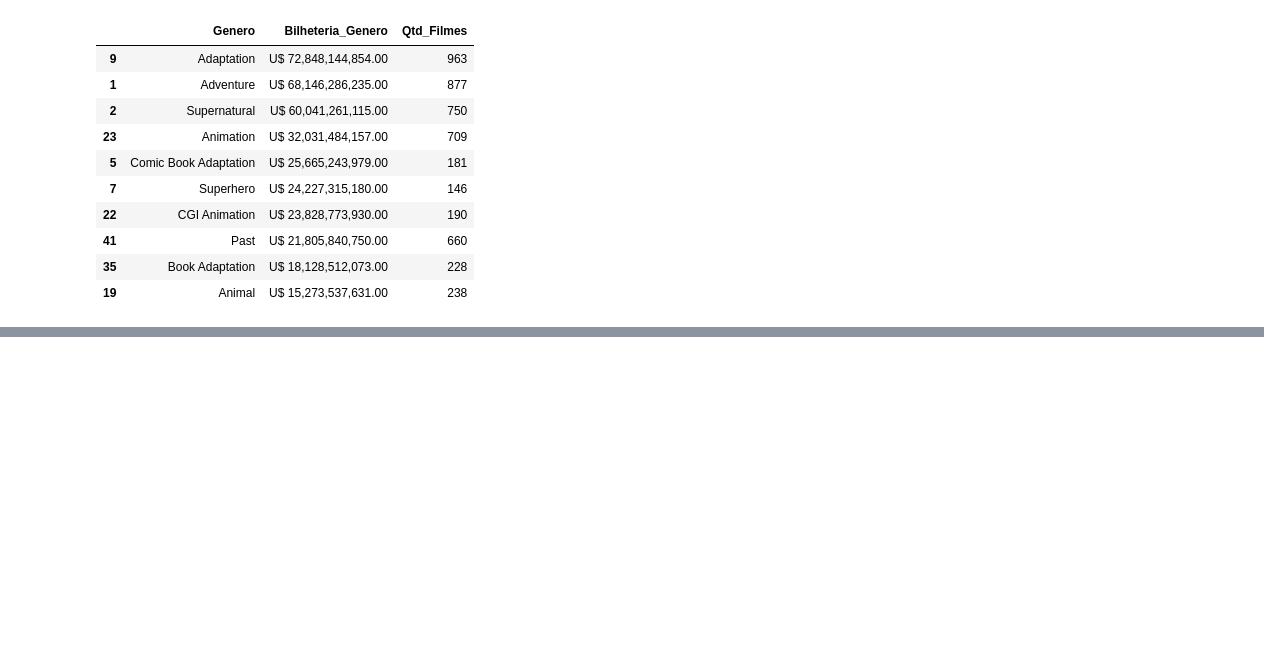
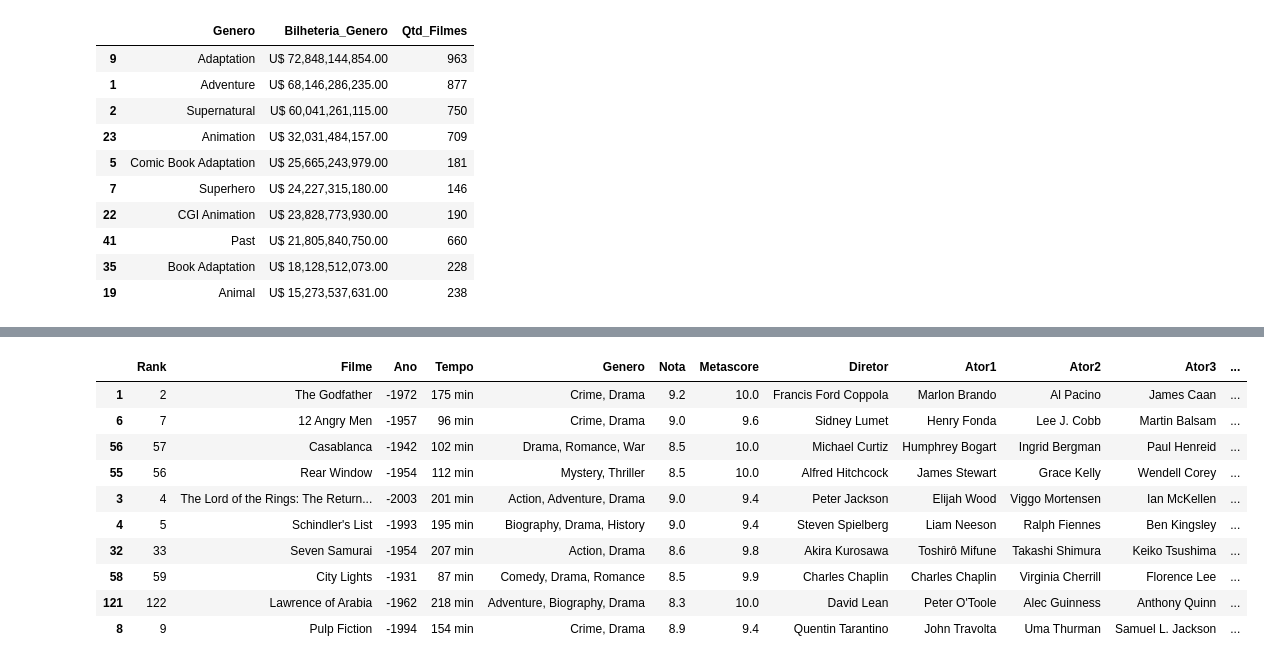
Before and after one commit to Henrxque/Analise_exploratoria_IMDB, a Jupyter notebook: Projeto_IMDB_2.ipynb, the cells around one changed output, grey strips where cells are left out. Cells and saved outputs as stored; diff of their text form; code cells hidden in the pictures; blank space fills up the shorter version.

```diff
--- a/Projeto_IMDB_2.ipynb
+++ b/Projeto_IMDB_2.ipynb
@@ -532,0 +634,14 @@ plt.show()
+# %%
+top10_score.head(10)
+# %% [output]
+|  | Rank | Filme | Ano | Tempo | Genero | Nota | Metascore | Diretor | Ator1 | Ator2 | Ator3 | ... |
+| 1 | 2 | The Godfather | -1972 | 175 min | Crime, Drama | 9.2 | 10.0 | Francis Ford Coppola | Marlon Brando | Al Pacino | James Caan | ... |
+| 6 | 7 | 12 Angry Men | -1957 | 96 min | Crime, Drama | 9.0 | 9.6 | Sidney Lumet | Henry Fonda | Lee J. Cobb | Martin Balsam | ... |
+| 56 | 57 | Casablanca | -1942 | 102 min | Drama, Romance, War | 8.5 | 10.0 | Michael Curtiz | Humphrey Bogart | Ingrid Bergman | Paul Henreid | ... |
+| 55 | 56 | Rear Window | -1954 | 112 min | Mystery, Thriller | 8.5 | 10.0 | Alfred Hitchcock | James Stewart | Grace Kelly | Wendell Corey | ... |
+| 3 | 4 | The Lord of the Rings: The Return... | -2003 | 201 min | Action, Adventure, Drama | 9.0 | 9.4 | Peter Jackson | Elijah Wood | Viggo Mortensen | Ian McKellen | ... |
+| 4 | 5 | Schindler's List | -1993 | 195 min | Biography, Drama, History | 9.0 | 9.4 | Steven Spielberg | Liam Neeson | Ralph Fiennes | Ben Kingsley | ... |
+| 32 | 33 | Seven Samurai | -1954 | 207 min | Action, Drama | 8.6 | 9.8 | Akira Kurosawa | Toshirô Mifune | Takashi Shimura | Keiko Tsushima | ... |
+| 58 | 59 | City Lights | -1931 | 87 min | Comedy, Drama, Romance | 8.5 | 9.9 | Charles Chaplin | Charles Chaplin | Virginia Cherrill | Florence Lee | ... |
+| 121 | 122 | Lawrence of Arabia | -1962 | 218 min | Adventure, Biography, Drama | 8.3 | 10.0 | David Lean | Peter O'Toole | Alec Guinness | Anthony Quinn | ... |
+| 8 | 9 | Pulp Fiction | -1994 | 154 min | Crime, Drama | 8.9 | 9.4 | Quentin Tarantino | John Travolta | Uma Thurman | Samuel L. Jackson | ... |
```
Also changed, not shown: parts of 52 cells of this notebook.
